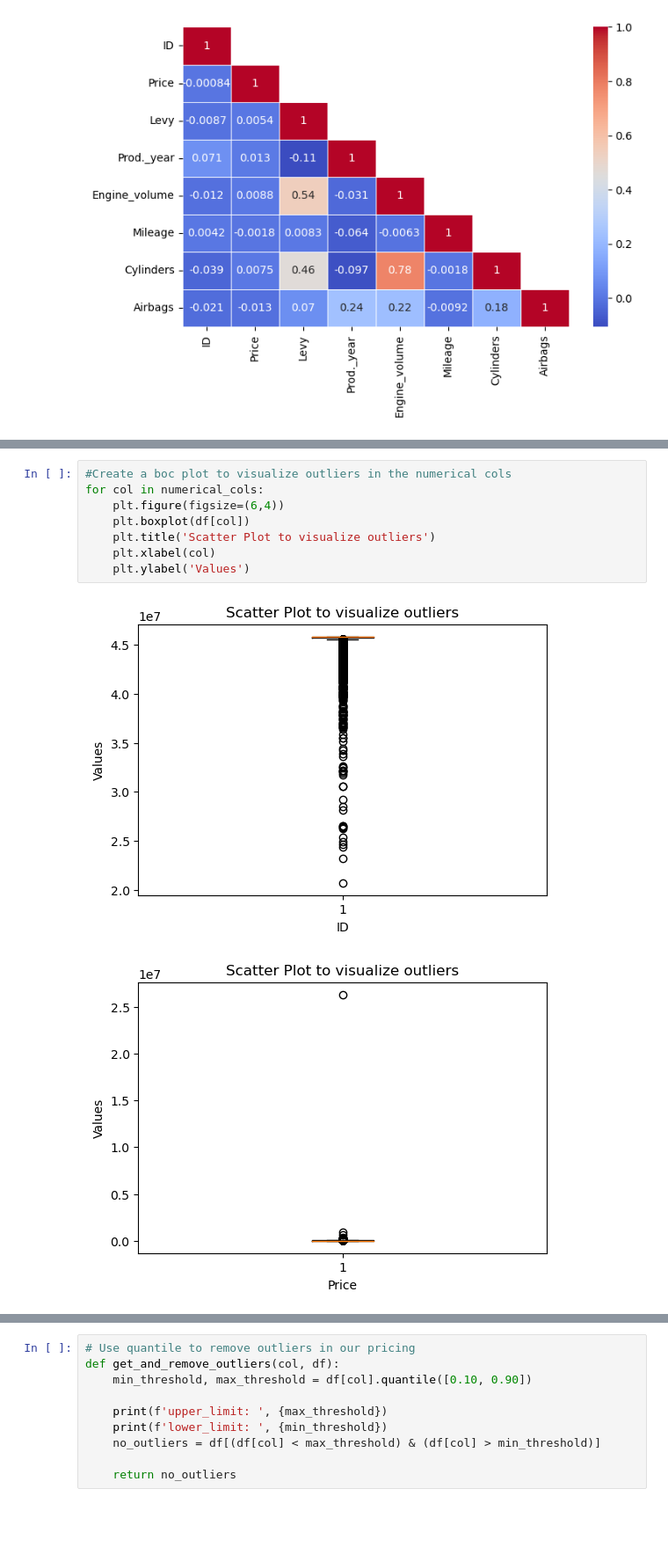
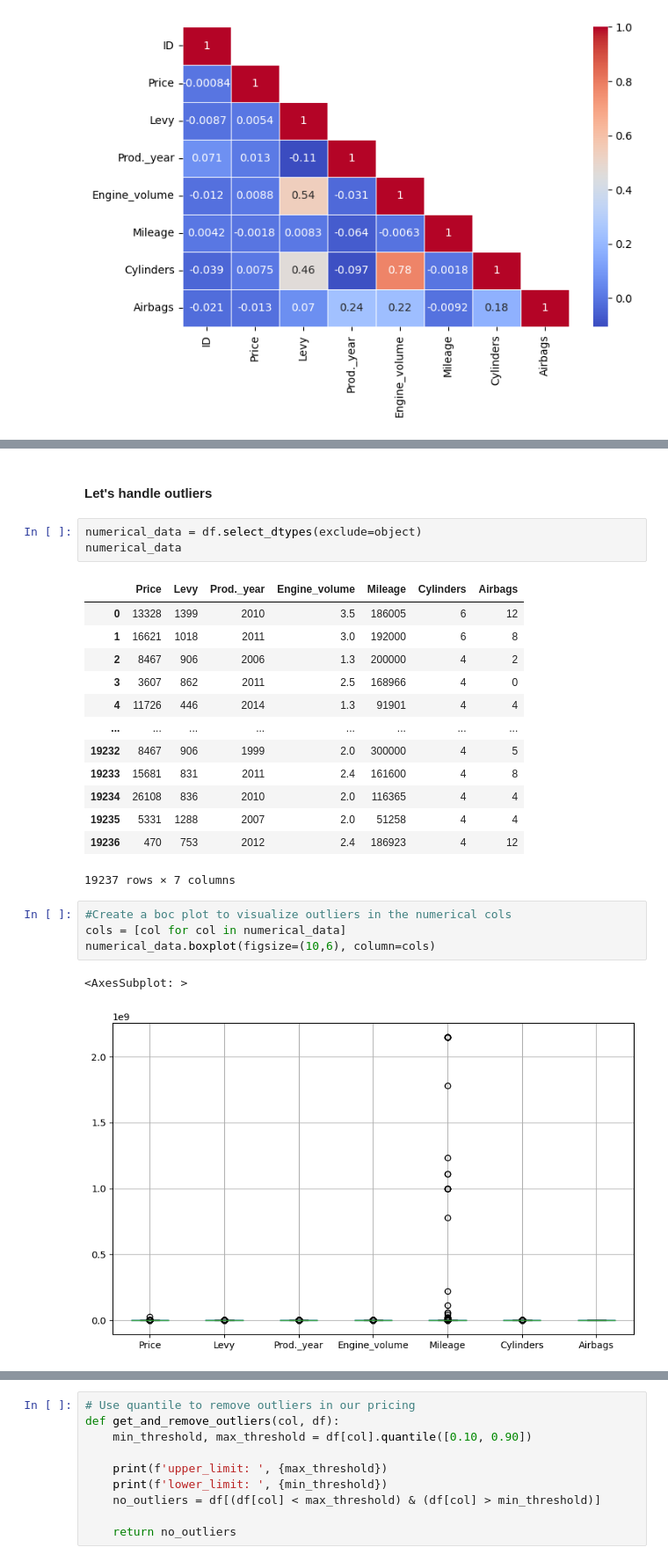
Before and after one commit to Aifedayo/data-science-maths, a Jupyter notebook: Projects/flask_server_car_price_pred_v2/model/car_price_prediction_model_v2.ipynb, the cells around one changed output, grey strips where cells are left out. Shown at 88% size. Drawn from its saved outputs; the diff is of its cells as text; blank space fills up the shorter version.

Commit message:
structuring my explanatory analysis and data cleaning

```diff
--- a/Projects/flask_server_car_price_pred_v2/model/car_price_prediction_model_v2.ipynb
+++ b/Projects/flask_server_car_price_pred_v2/model/car_price_prediction_model_v2.ipynb
@@ -167,11 +236,26 @@ sns.heatmap(corr, mask=mask, annot=True, cmap='coolwarm', linewidths=0.5);
+# %% [markdown]
+#### Let's handle outliers
+# %%
+numerical_data = df.select_dtypes(exclude=object)
+numerical_data
+# %% [output]
+|  | Price | Levy | Prod._year | Engine_volume | Mileage | Cylinders | Airbags |
+| 0 | 13328 | 1399 | 2010 | 3.5 | 186005 | 6 | 12 |
+| 1 | 16621 | 1018 | 2011 | 3.0 | 192000 | 6 | 8 |
+| 2 | 8467 | 906 | 2006 | 1.3 | 200000 | 4 | 2 |
+| 3 | 3607 | 862 | 2011 | 2.5 | 168966 | 4 | 0 |
+| 4 | 11726 | 446 | 2014 | 1.3 | 91901 | 4 | 4 |
+| ... | ... | ... | ... | ... | ... | ... | ... |
+| 19232 | 8467 | 906 | 1999 | 2.0 | 300000 | 4 | 5 |
+| 19233 | 15681 | 831 | 2011 | 2.4 | 161600 | 4 | 8 |
+| 19234 | 26108 | 836 | 2010 | 2.0 | 116365 | 4 | 4 |
+| 19235 | 5331 | 1288 | 2007 | 2.0 | 51258 | 4 | 4 |
+| 19236 | 470 | 753 | 2012 | 2.4 | 186923 | 4 | 12 |
+19237 rows × 7 columns
 # %%
 #Create a boc plot to visualize outliers in the numerical cols
-for col in numerical_cols:
-    plt.figure(figsize=(6,4))
-    plt.boxplot(df[col])
-    plt.title('Scatter Plot to visualize outliers')
-    plt.xlabel(col)
-    plt.ylabel('Values')
+cols = [col for col in numerical_data]
+numerical_data.boxplot(figsize=(10,6), column=cols)
 # %% [output]
+<AxesSubplot: >
-[figure, old version]
+[figure, new version]
-[figure, removed]
```
Also changed, not shown: parts of 48 cells of this notebook.
